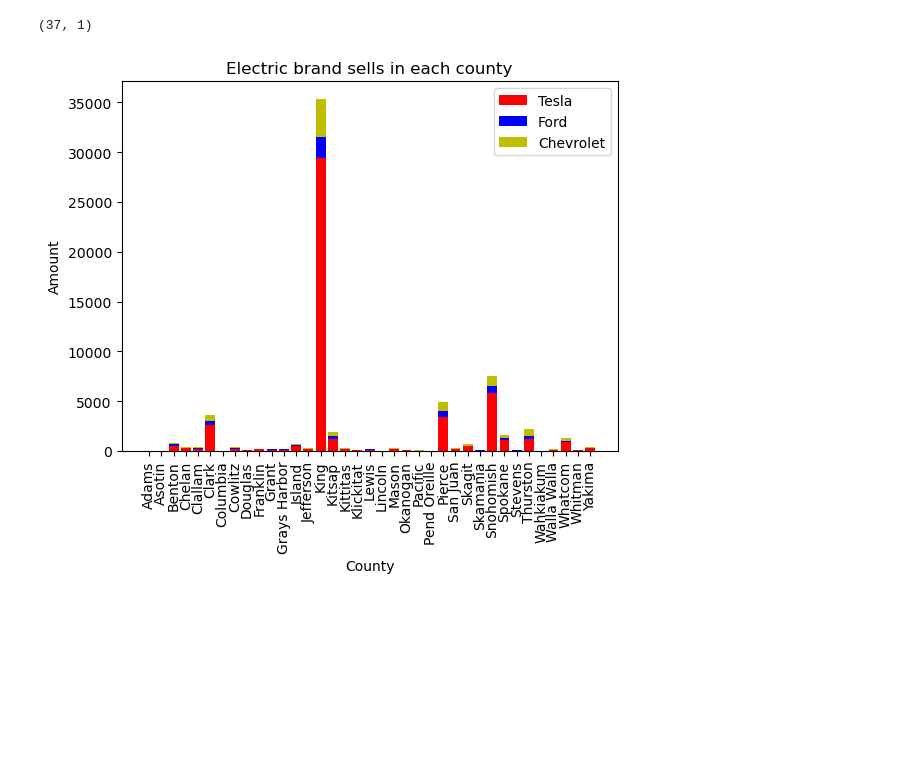
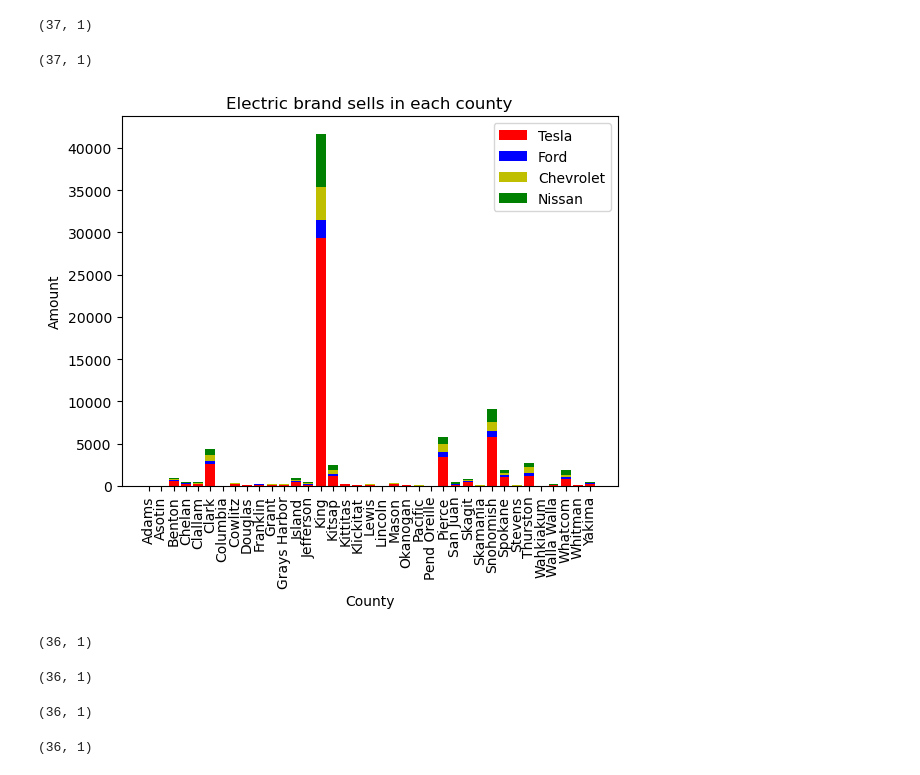
Before and after one commit to Dustin-Oakes/Motor-Vehicles-By-Fuel-Type, a Jupyter notebook: Joy/washington_vehicle_data_Joy.ipynb, the cells around one changed output. Drawn from its saved outputs; the diff is of its cells as text; code cells hidden in the pictures; blank space fills up the shorter version.

```diff
--- a/Joy/washington_vehicle_data_Joy.ipynb
+++ b/Joy/washington_vehicle_data_Joy.ipynb
@@ -72,25 +84,64 @@ Chevrolet_count = clean_Che.groupby(clean_Che["County"]).count()
 Chevrolet_count.shape
 # %% [output]
 (37, 1)
+# %%
+Nissan = county_brand_df.loc[county_brand_df["Make"] == "NISSAN"]
+clean_Nissan = Nissan.loc[Nissan["County"]!= "Ferry"]
+Nissan_count = clean_Nissan.groupby(clean_Nissan["County"]).count()
+Nissan_count.shape
+# %% [output]
+(37, 1)
 # %%
 County = Tesla_count.index
 Tesla_number = Tesla_count["Make"]
 Ford_number = Ford_count["Make"]
 Chevrolet_number = Chevrolet_count["Make"]
-
+Nissan_number = Nissan_count["Make"]
 
 
 
 # plot bars in stack manner
 plt.bar(County, Tesla_number, color='r')
 plt.bar(County, Ford_number, bottom=Tesla_number, color='b')
 plt.bar(County, Chevrolet_number, bottom=Tesla_number+Ford_number, color='y')
+plt.bar(County, Nissan_number, bottom=Tesla_number+Ford_number+Chevrolet_number, color = 'g')
 #plt.bar(x, y4, bottom=y1+y2+y3, color='g')
 plt.xticks(rotation=90)
 plt.xlabel("County")
 plt.ylabel("Amount")
-plt.legend(["Tesla", "Ford", "Chevrolet"])
+plt.legend(["Tesla", "Ford", "Chevrolet","Nissan"])
 plt.title("Electric brand sells in each county")
 plt.show()
 # %% [output]
-[figure, old version]
+[figure, new version]
+# %%
+# rule out king county
+#Tesla
+Tesla = county_brand_df.loc[county_brand_df["Make"] == "TESLA"]
+clean_Tesla = Tesla.loc[(Tesla["County"]!= "Ferry") & (Tesla["County"]!= "Garfield") & (Tesla["County"]!="King")]
+clean_Tesla
+Tesla_count = clean_Tesla.groupby(clean_Tesla["County"]).count()
+Tesla_count.shape
+# %% [output]
+(36, 1)
+# %%
+Ford = county_brand_df.loc[county_brand_df["Make"] == "FORD"]
+clean_Ford = Ford.loc[(Ford["County"]!= "Garfield") & (Ford["County"]!="King")]
+Ford_count = clean_Ford.groupby(clean_Ford["County"]).count()
+Ford_count.shape
+# %% [output]
+(36, 1)
+# %%
+Chevrolet = county_brand_df.loc[county_brand_df["Make"] == "CHEVROLET"]
+clean_Che = Chevrolet.loc[(Chevrolet["County"]!= "Ferry") & (Chevrolet["County"]!= "King")]
+Chevrolet_count = clean_Che.groupby(clean_Che["County"]).count()
+Chevrolet_count.shape
+# %% [output]
+(36, 1)
+# %%
+Nissan = county_brand_df.loc[county_brand_df["Make"] == "NISSAN"]
+clean_Nissan = Nissan.loc[(Nissan["County"]!= "Ferry") & (Nissan["County"]!= "King")]
+Nissan_count = clean_Nissan.groupby(clean_Nissan["County"]).count()
+Nissan_count.shape
+# %% [output]
+(36, 1)
```
Also changed, not shown: parts of 2 cells of this notebook, 1 other file.
